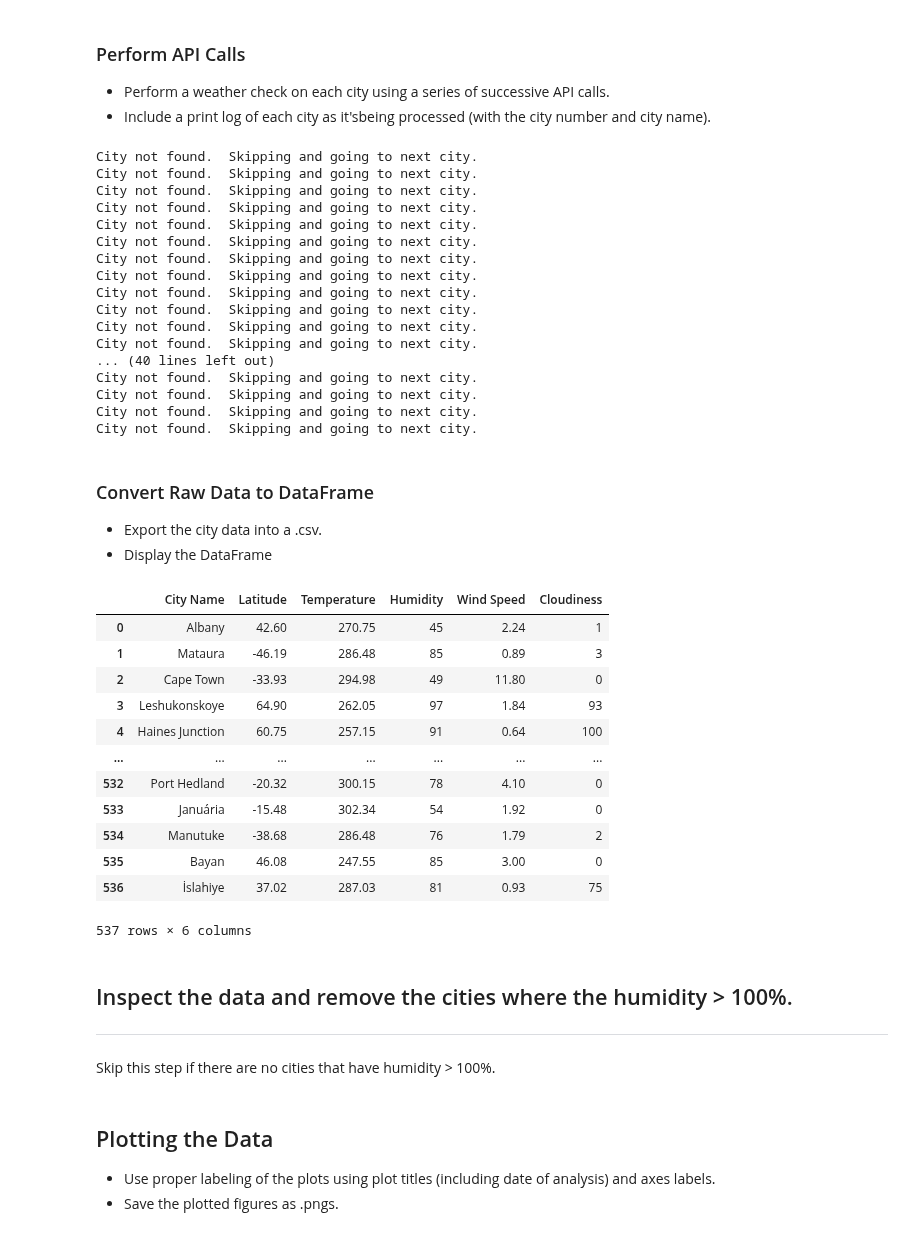
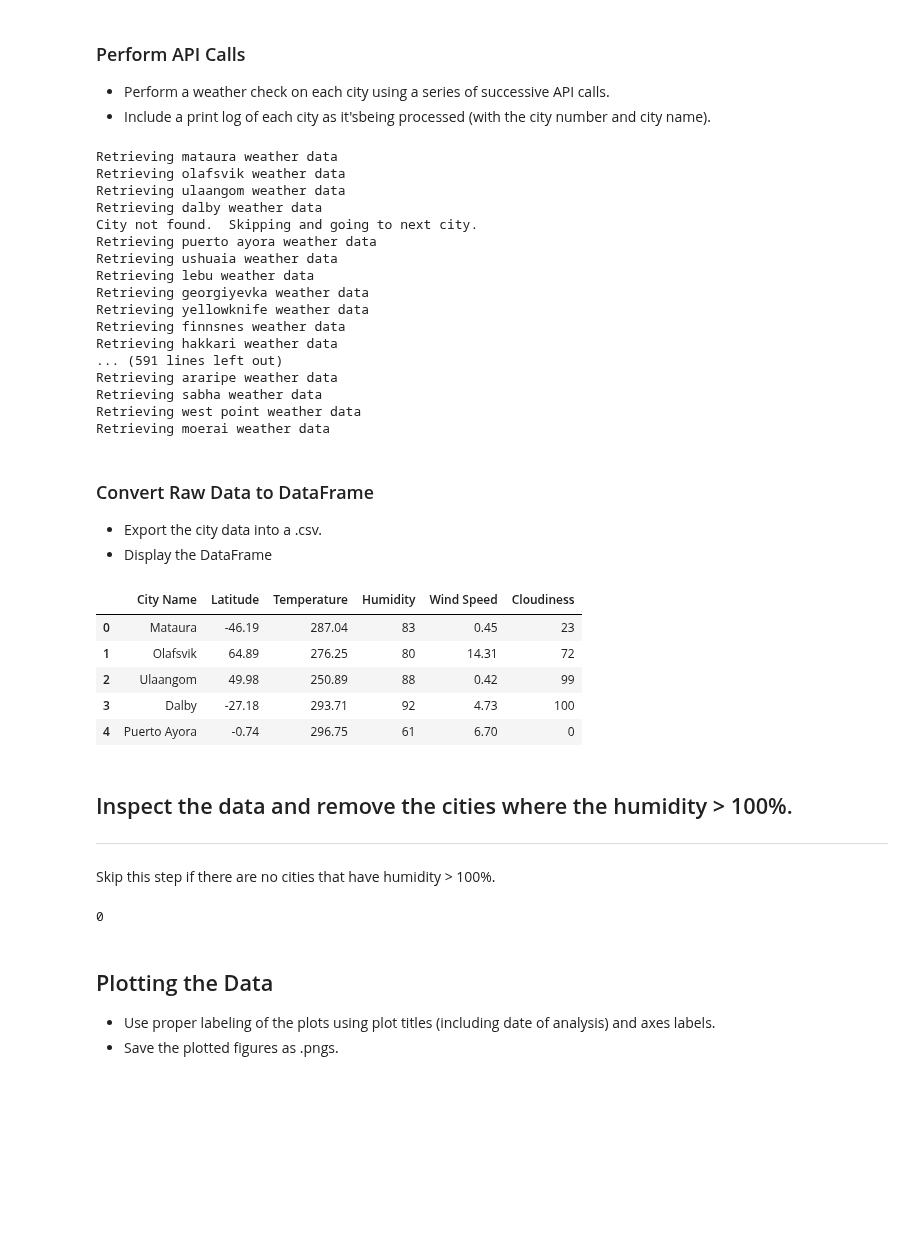
Before and after one commit to sdfeinsilver/python-api-challenge, a Jupyter notebook: WeatherPy/WeatherPy.ipynb, the cells around one changed output. Drawn from its saved outputs; the diff is of its cells as text; code cells hidden in the pictures; blank space fills up the shorter version.

Commit message:
Checked for Humidity over 100

```diff
--- a/WeatherPy/WeatherPy.ipynb
+++ b/WeatherPy/WeatherPy.ipynb
@@ -76,27 +76,28 @@ for city in cities:
         city_humidity.append(weather_response["main"]["humidity"])
         city_wind_speed.append(weather_response["wind"]["speed"])
         city_cloudiness.append(weather_response["clouds"]["all"])
+        print(f"Retrieving {city} weather data")
     except:
         print(f"City not found.  Skipping and going to next city.")
     pass
 # %% [output]
+Retrieving mataura weather data
+Retrieving olafsvik weather data
+Retrieving ulaangom weather data
+Retrieving dalby weather data
 City not found.  Skipping and going to next city.
-City not found.  Skipping and going to next city.
-City not found.  Skipping and going to next city.
-City not found.  Skipping and going to next city.
-City not found.  Skipping and going to next city.
-City not found.  Skipping and going to next city.
-City not found.  Skipping and going to next city.
-City not found.  Skipping and going to next city.
-City not found.  Skipping and going to next city.
-City not found.  Skipping and going to next city.
-City not found.  Skipping and going to next city.
-City not found.  Skipping and going to next city.
-... (40 lines left out)
-City not found.  Skipping and going to next city.
-City not found.  Skipping and going to next city.
-City not found.  Skipping and going to next city.
-City not found.  Skipping and going to next city.
+Retrieving puerto ayora weather data
+Retrieving ushuaia weather data
+Retrieving lebu weather data
+Retrieving georgiyevka weather data
+Retrieving yellowknife weather data
+Retrieving finnsnes weather data
+Retrieving hakkari weather data
+... (591 lines left out)
+Retrieving araripe weather data
+Retrieving sabha weather data
+Retrieving west point weather data
+Retrieving moerai weather data
 # %% [markdown]
 ### Convert Raw Data to DataFrame
 * Export the city data into a .csv.
@@ -114,21 +115,14 @@ city_dict = {
 # %%
 #Convert City Dictionary into a Dataframe
 city_df = pd.DataFrame(city_dict)
-city_df
+city_df.head()
 # %% [output]
 |  | City Name | Latitude | Temperature | Humidity | Wind Speed | Cloudiness |
-| 0 | Albany | 42.60 | 270.75 | 45 | 2.24 | 1 |
-| 1 | Mataura | -46.19 | 286.48 | 85 | 0.89 | 3 |
-| 2 | Cape Town | -33.93 | 294.98 | 49 | 11.80 | 0 |
-| 3 | Leshukonskoye | 64.90 | 262.05 | 97 | 1.84 | 93 |
-| 4 | Haines Junction | 60.75 | 257.15 | 91 | 0.64 | 100 |
-| ... | ... | ... | ... | ... | ... | ... |
-| 532 | Port Hedland | -20.32 | 300.15 | 78 | 4.10 | 0 |
-| 533 | Januária | -15.48 | 302.34 | 54 | 1.92 | 0 |
-| 534 | Manutuke | -38.68 | 286.48 | 76 | 1.79 | 2 |
-| 535 | Bayan | 46.08 | 247.55 | 85 | 3.00 | 0 |
-| 536 | İslahiye | 37.02 | 287.03 | 81 | 0.93 | 75 |
+| 0 | Mataura | -46.19 | 287.04 | 83 | 0.45 | 23 |
+| 1 | Olafsvik | 64.89 | 276.25 | 80 | 14.31 | 72 |
+| 2 | Ulaangom | 49.98 | 250.89 | 88 | 0.42 | 99 |
+| 3 | Dalby | -27.18 | 293.71 | 92 | 4.73 | 100 |
+| 4 | Puerto Ayora | -0.74 | 296.75 | 61 | 6.70 | 0 |
-537 rows × 6 columns
 # %% [markdown]
 ## Inspect the data and remove the cities where the humidity > 100%.
 ----
@@ -141,3 +130,9 @@ Skip this step if there are no cities that have humidity > 100%.
+# %%
+#  Check for cities with Humidity over 100%
+humid_check_df = city_df[city_df["Humidity"] > 100]
+len(humid_check_df)
+# %% [output]
+0
 # %% [markdown]
 ## Plotting the Data
 * Use proper labeling of the plots using plot titles (including date of analysis) and axes labels.
```
Also changed, not shown: parts of 3 cells of this notebook.
